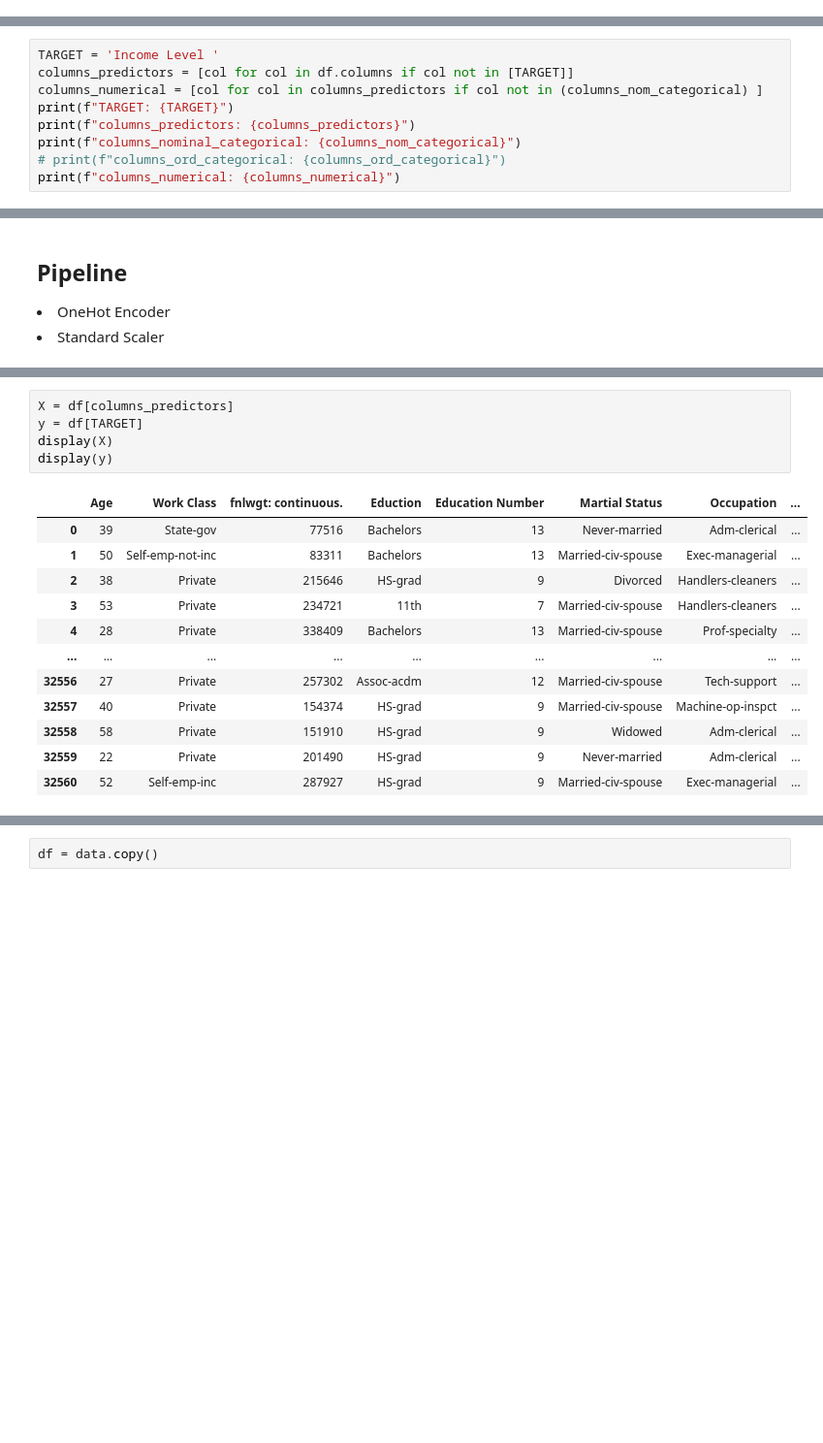
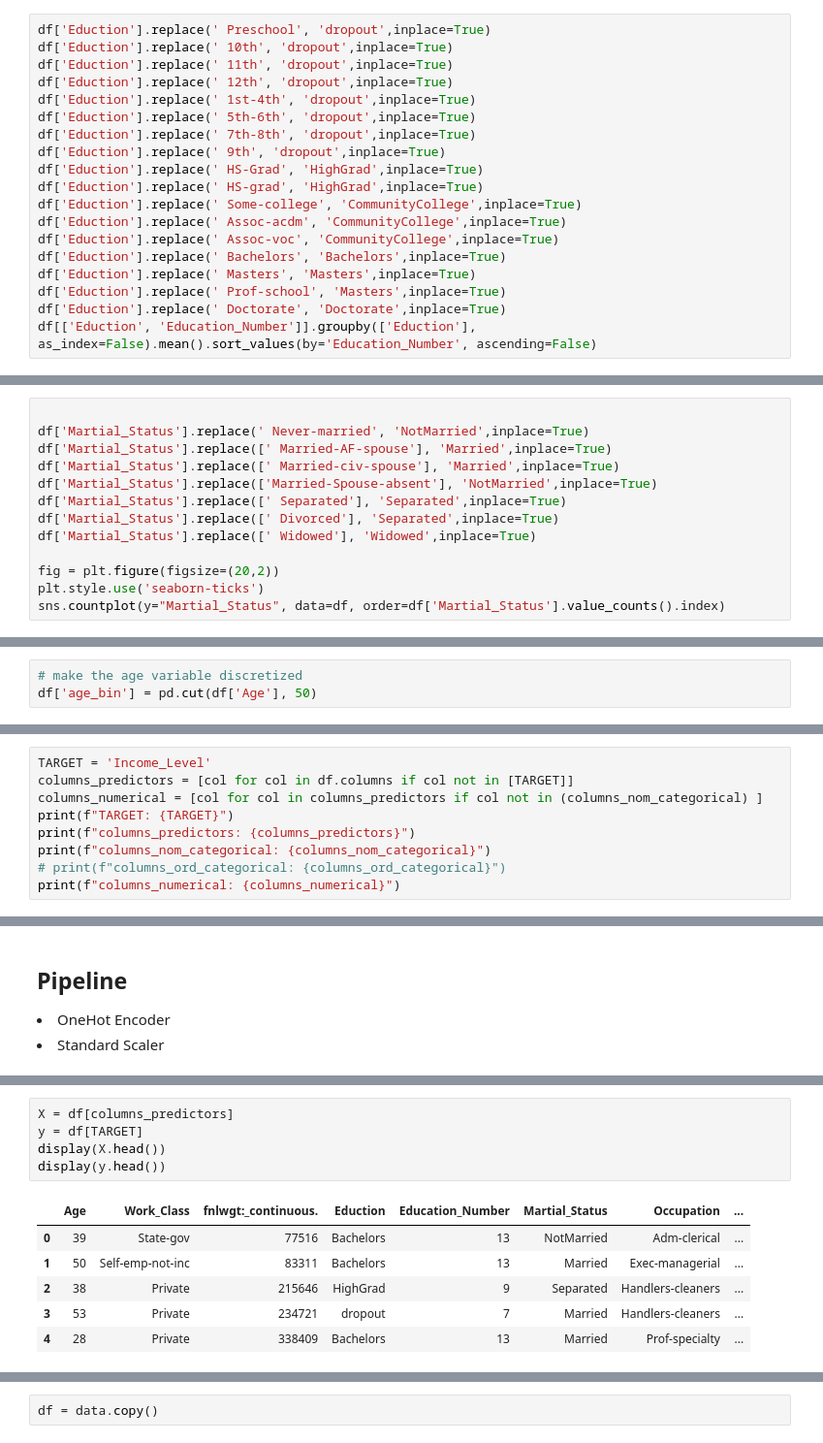
Before and after one commit to MaxSMCON/Group07, a Jupyter notebook: Group_7_ML.ipynb, the cells around one changed output, grey strips where cells are left out. Shown at 97% size. Drawn from its saved outputs; the diff is of its cells as text; blank space fills up the shorter version.

```diff
--- a/Group_7_ML.ipynb
+++ b/Group_7_ML.ipynb
@@ -109,0 +251,19 @@ data
+# %%
+df['Eduction'].replace(' Preschool', 'dropout',inplace=True)
+df['Eduction'].replace(' 10th', 'dropout',inplace=True)
+df['Eduction'].replace(' 11th', 'dropout',inplace=True)
+df['Eduction'].replace(' 12th', 'dropout',inplace=True)
+df['Eduction'].replace(' 1st-4th', 'dropout',inplace=True)
+df['Eduction'].replace(' 5th-6th', 'dropout',inplace=True)
+df['Eduction'].replace(' 7th-8th', 'dropout',inplace=True)
+df['Eduction'].replace(' 9th', 'dropout',inplace=True)
+df['Eduction'].replace(' HS-Grad', 'HighGrad',inplace=True)
+df['Eduction'].replace(' HS-grad', 'HighGrad',inplace=True)
+df['Eduction'].replace(' Some-college', 'CommunityCollege',inplace=True)
+df['Eduction'].replace(' Assoc-acdm', 'CommunityCollege',inplace=True)
+df['Eduction'].replace(' Assoc-voc', 'CommunityCollege',inplace=True)
+df['Eduction'].replace(' Bachelors', 'Bachelors',inplace=True)
+df['Eduction'].replace(' Masters', 'Masters',inplace=True)
+df['Eduction'].replace(' Prof-school', 'Masters',inplace=True)
+df['Eduction'].replace(' Doctorate', 'Doctorate',inplace=True)
+df[['Eduction', 'Education_Number']].groupby(['Eduction'], as_index=False).mean().sort_values(by='Education_Number', ascending=False)
@@ -109,0 +296,13 @@ data
+# %%
+
+df['Martial_Status'].replace(' Never-married', 'NotMarried',inplace=True)
+df['Martial_Status'].replace([' Married-AF-spouse'], 'Married',inplace=True)
+df['Martial_Status'].replace([' Married-civ-spouse'], 'Married',inplace=True)
+df['Martial_Status'].replace(['Married-Spouse-absent'], 'NotMarried',inplace=True)
+df['Martial_Status'].replace([' Separated'], 'Separated',inplace=True)
+df['Martial_Status'].replace([' Divorced'], 'Separated',inplace=True)
+df['Martial_Status'].replace([' Widowed'], 'Widowed',inplace=True)
+
+fig = plt.figure(figsize=(20,2))
+plt.style.use('seaborn-ticks')
+sns.countplot(y="Martial_Status", data=df, order=df['Martial_Status'].value_counts().index)
@@ -109,0 +312,3 @@ data
+# %%
+# make the age variable discretized
+df['age_bin'] = pd.cut(df['Age'], 50)
@@ -129,10 +395,10 @@ contin_col = ['Age', 'Hours Per Wk ']
 # %%
-TARGET = 'Income Level '
+TARGET = 'Income_Level'
 columns_predictors = [col for col in df.columns if col not in [TARGET]]
 columns_numerical = [col for col in columns_predictors if col not in (columns_nom_categorical) ]
 print(f"TARGET: {TARGET}")
 print(f"columns_predictors: {columns_predictors}")
-print(f"columns_nominal_categorical: {columns_nom_categorical}")
+print(f"columns_nom_categorical: {columns_nom_categorical}")
 # print(f"columns_ord_categorical: {columns_ord_categorical}")
 print(f"columns_numerical: {columns_numerical}")
 # %% [output]
@@ -164,18 +430,12 @@ pipeline_full = ColumnTransformer([
 # %%
 X = df[columns_predictors]
 y = df[TARGET]
-display(X)
-display(y)
+display(X.head())
+display(y.head())
 # %% [output]
-|  | Age | Work Class | fnlwgt: continuous. | Eduction | Education Number | Martial Status | Occupation | ... |
-| 0 | 39 | State-gov | 77516 | Bachelors | 13 | Never-married | Adm-clerical | ... |
-| 1 | 50 | Self-emp-not-inc | 83311 | Bachelors | 13 | Married-civ-spouse | Exec-managerial | ... |
-| 2 | 38 | Private | 215646 | HS-grad | 9 | Divorced | Handlers-cleaners | ... |
-| 3 | 53 | Private | 234721 | 11th | 7 | Married-civ-spouse | Handlers-cleaners | ... |
-| 4 | 28 | Private | 338409 | Bachelors | 13 | Married-civ-spouse | Prof-specialty | ... |
-| ... | ... | ... | ... | ... | ... | ... | ... | ... |
-| 32556 | 27 | Private | 257302 | Assoc-acdm | 12 | Married-civ-spouse | Tech-support | ... |
-| 32557 | 40 | Private | 154374 | HS-grad | 9 | Married-civ-spouse | Machine-op-inspct | ... |
-| 32558 | 58 | Private | 151910 | HS-grad | 9 | Widowed | Adm-clerical | ... |
-| 32559 | 22 | Private | 201490 | HS-grad | 9 | Never-married | Adm-clerical | ... |
-| 32560 | 52 | Self-emp-inc | 287927 | HS-grad | 9 | Married-civ-spouse | Exec-managerial | ... |
+|  | Age | Work_Class | fnlwgt:_continuous. | Eduction | Education_Number | Martial_Status | Occupation | ... |
+| 0 | 39 | State-gov | 77516 | Bachelors | 13 | NotMarried | Adm-clerical | ... |
+| 1 | 50 | Self-emp-not-inc | 83311 | Bachelors | 13 | Married | Exec-managerial | ... |
+| 2 | 38 | Private | 215646 | HighGrad | 9 | Separated | Handlers-cleaners | ... |
+| 3 | 53 | Private | 234721 | dropout | 7 | Married | Handlers-cleaners | ... |
+| 4 | 28 | Private | 338409 | Bachelors | 13 | Married | Prof-specialty | ... |
```
Also changed, not shown: parts of 74 cells of this notebook.
